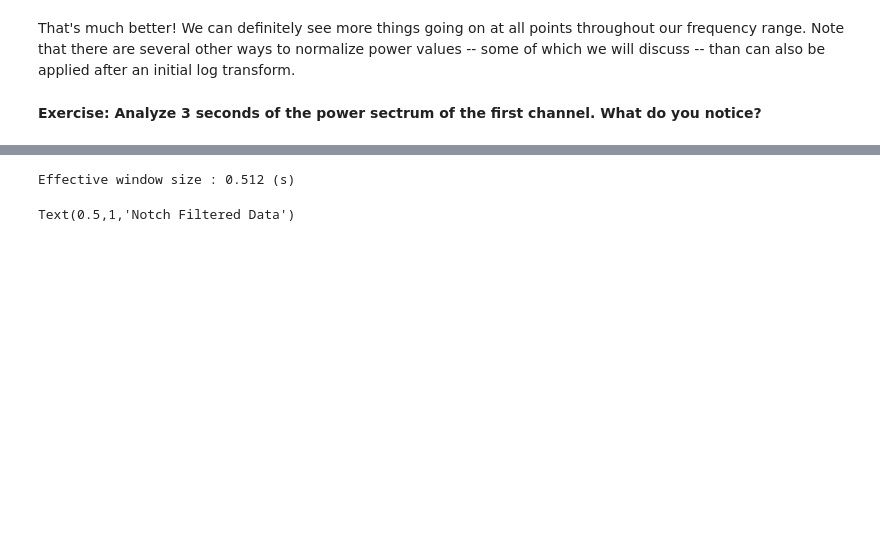
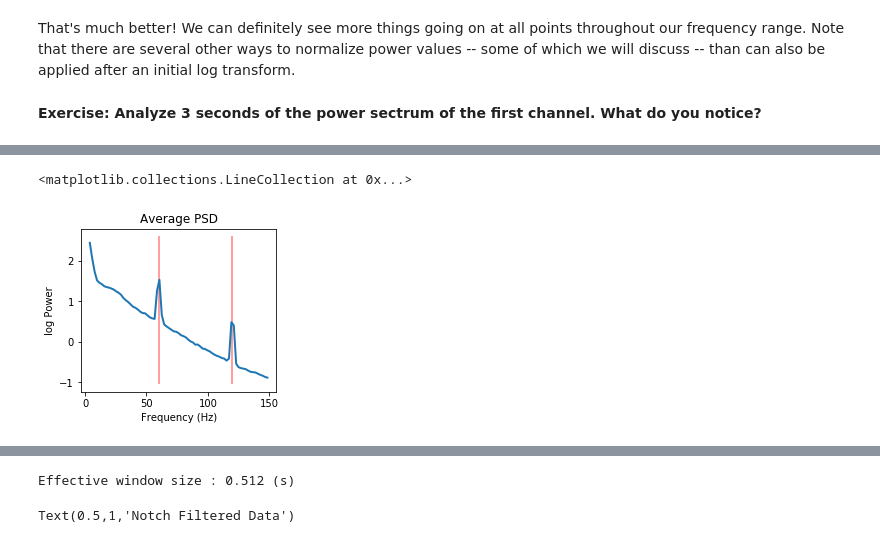
Before and after one commit to pennmem/PythonBootcamp, a Jupyter notebook: Day 4 - Spectral Decomp.ipynb, the cells around one changed output, grey strips where cells are left out. Saved outputs shown, nothing was run; the diff lists cells and outputs as text; code cells hidden in the pictures; blank space fills up the shorter version.

```diff
--- a/Day 4 - Spectral Decomp.ipynb
+++ b/Day 4 - Spectral Decomp.ipynb
@@ -148,3 +176,12 @@ Effective window size : 0.512 (s)
+# %%
+#Where's the line noise?
+figure(figsize=(3.5, 3)); ax=subplot(111)
+plot(freqs, np.log10(np.mean(psds[:, 0, :], 0)), linewidth=2)
+title('Average PSD'); xlabel('Frequency (Hz)'); ylabel('log Power')
+vlines([60, 120], ymin=ax.get_ylim()[0], ymax=ax.get_ylim()[1], color='red', alpha=0.5)
+# %% [output]
+<matplotlib.collections.LineCollection at 0x...>
+[figure, added]
 # %%
 #Here's a potential solution -- filtering out the 60 Hz electrical line noise and its harmonic at 120 Hz
 
```
Also changed, not shown: parts of 7 cells of this notebook.
